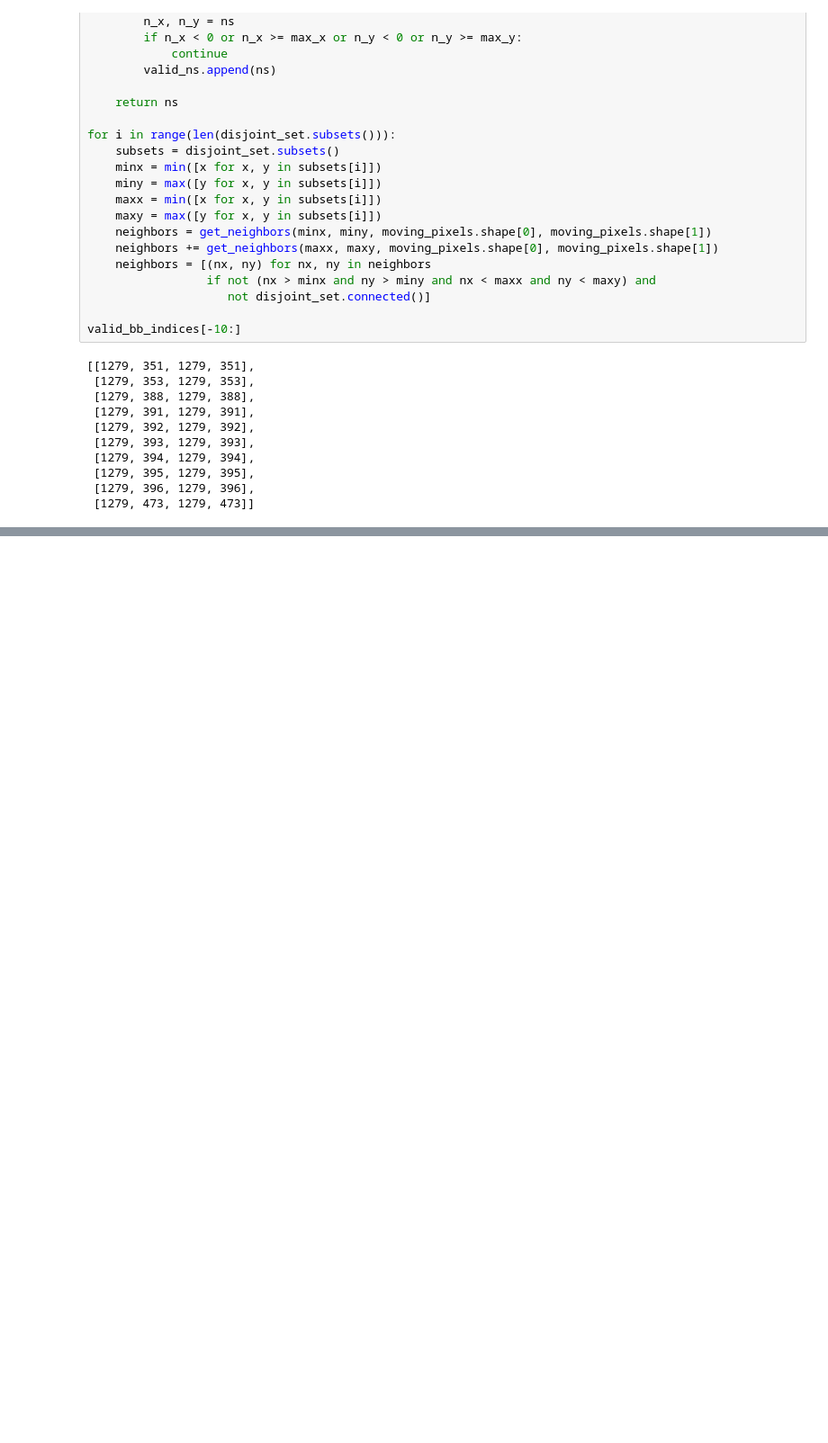
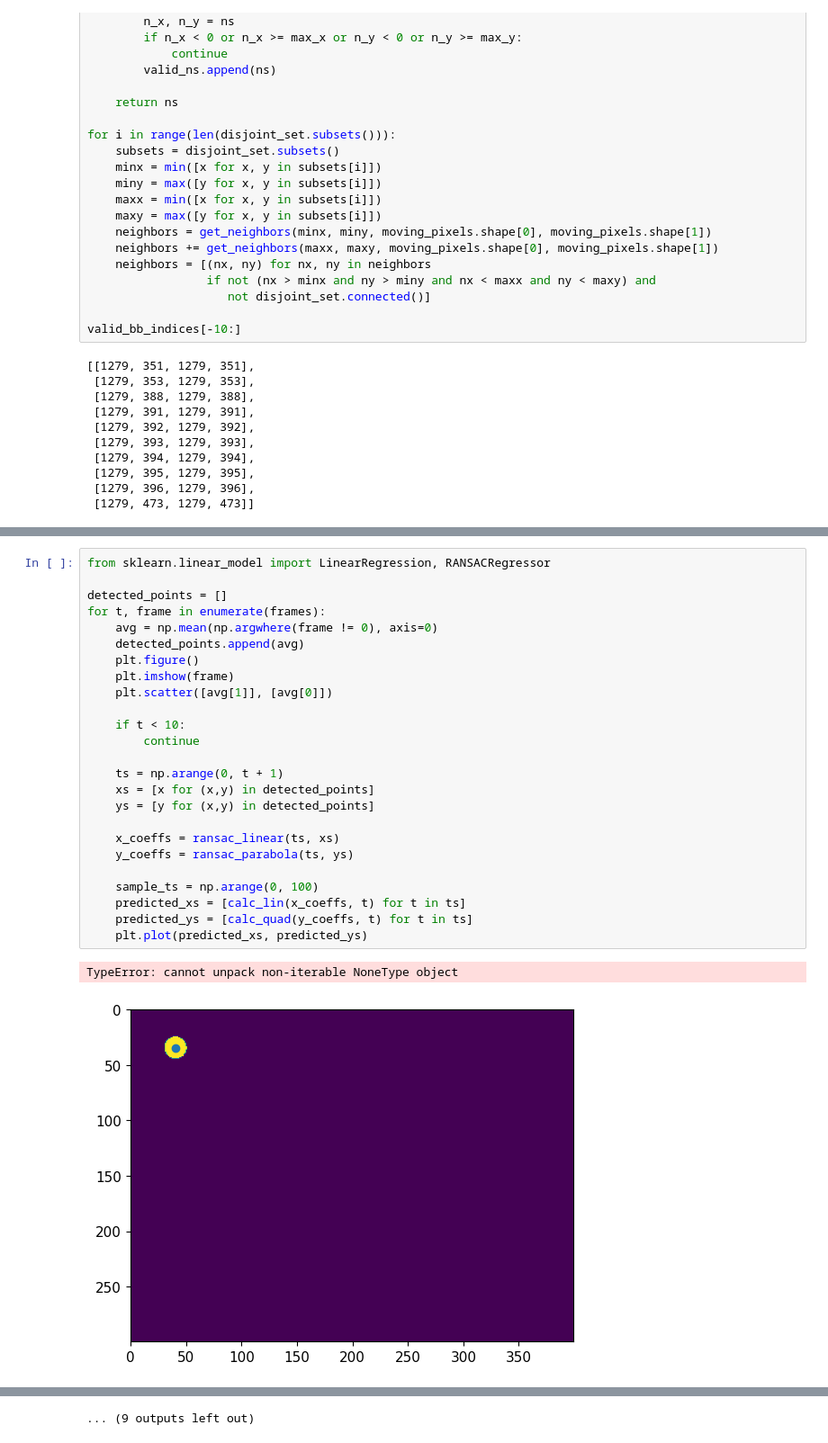
Before and after one commit to sivaturi68/cs482-final-proj, a Jupyter notebook: src.ipynb, the cells around one changed output, grey strips where cells are left out. Shown at 90% size. Drawn from its saved outputs; the diff is of its cells as text; blank space fills up the shorter version.

Commit message:
ransac maybe

```diff
--- a/src.ipynb
+++ b/src.ipynb
@@ -399,0 +514,28 @@ valid_bb_indices[-10:]
+# %%
+from sklearn.linear_model import LinearRegression, RANSACRegressor
+
+detected_points = []
+for t, frame in enumerate(frames):
+    avg = np.mean(np.argwhere(frame != 0), axis=0)
+    detected_points.append(avg)
+    plt.figure()
+    plt.imshow(frame)
+    plt.scatter([avg[1]], [avg[0]])
+
+    if t < 10:
+        continue
+
+    ts = np.arange(0, t + 1)
+    xs = [x for (x,y) in detected_points]
+    ys = [y for (x,y) in detected_points]
+
+    x_coeffs = ransac_linear(ts, xs)
+    y_coeffs = ransac_parabola(ts, ys)
+
+    sample_ts = np.arange(0, 100)
+    predicted_xs = [calc_lin(x_coeffs, t) for t in ts]
+    predicted_ys = [calc_quad(y_coeffs, t) for t in ts]
+    plt.plot(predicted_xs, predicted_ys)
+# %% [output]
+TypeError: cannot unpack non-iterable NoneType object
+[figure, added]
@@ -399,0 +552 @@ valid_bb_indices[-10:]
+... (9 outputs left out)
```
Also changed, not shown: parts of 3 cells of this notebook, 1 other file.
